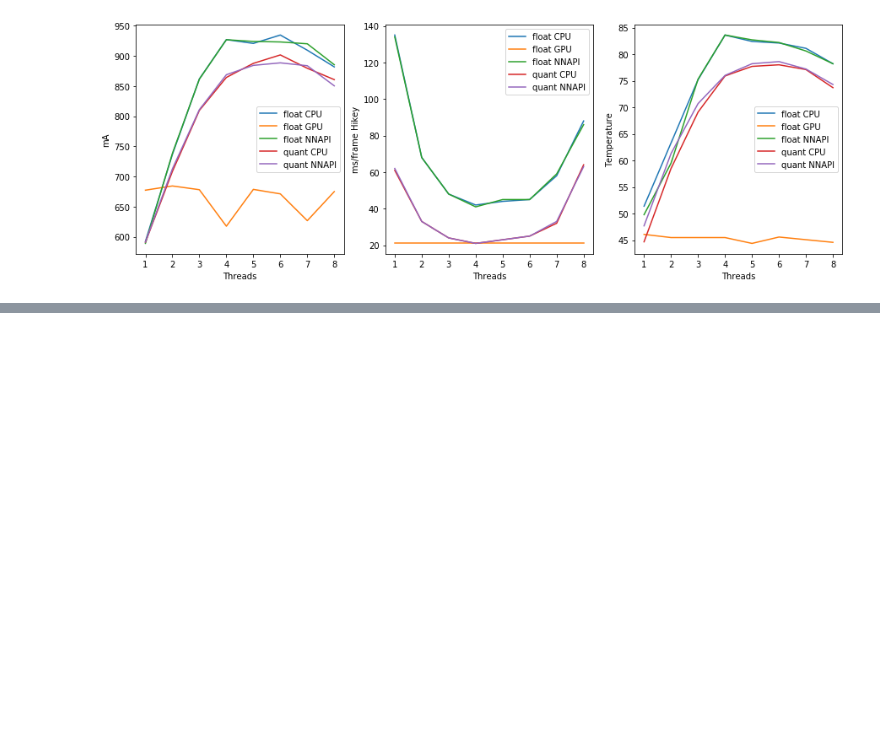
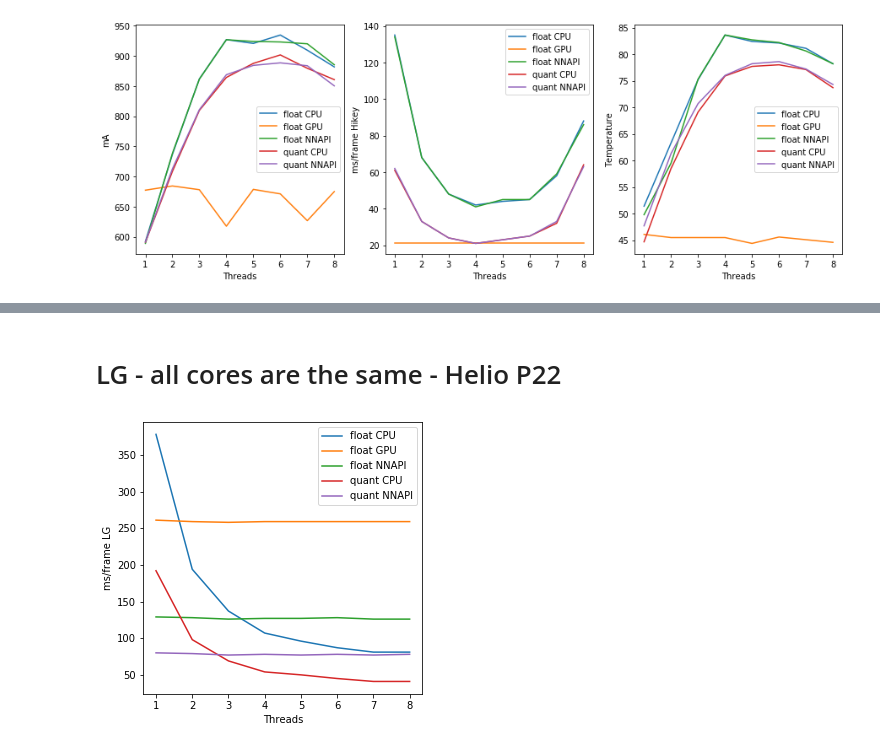
Before and after one commit to ivek1312/TFLiteTest, a Jupyter notebook: Untitled.ipynb, the cells around one changed output, grey strips where cells are left out. Cells and saved outputs as stored; diff of their text form; code cells hidden in the pictures; blank space fills up the shorter version.

```diff
--- a/Untitled.ipynb
+++ b/Untitled.ipynb
@@ -194,0 +201,6 @@ groupedGraphs (powermax)
+# %% [markdown]
+# LG - all cores are the same - Helio P22
+# %%
+groupedGraphs (pd.read_csv('Testi_Octavian.csv'))
+# %% [output]
+[figure, added]
```
Also changed, not shown: parts of 4 cells of this notebook, 2 other files.
